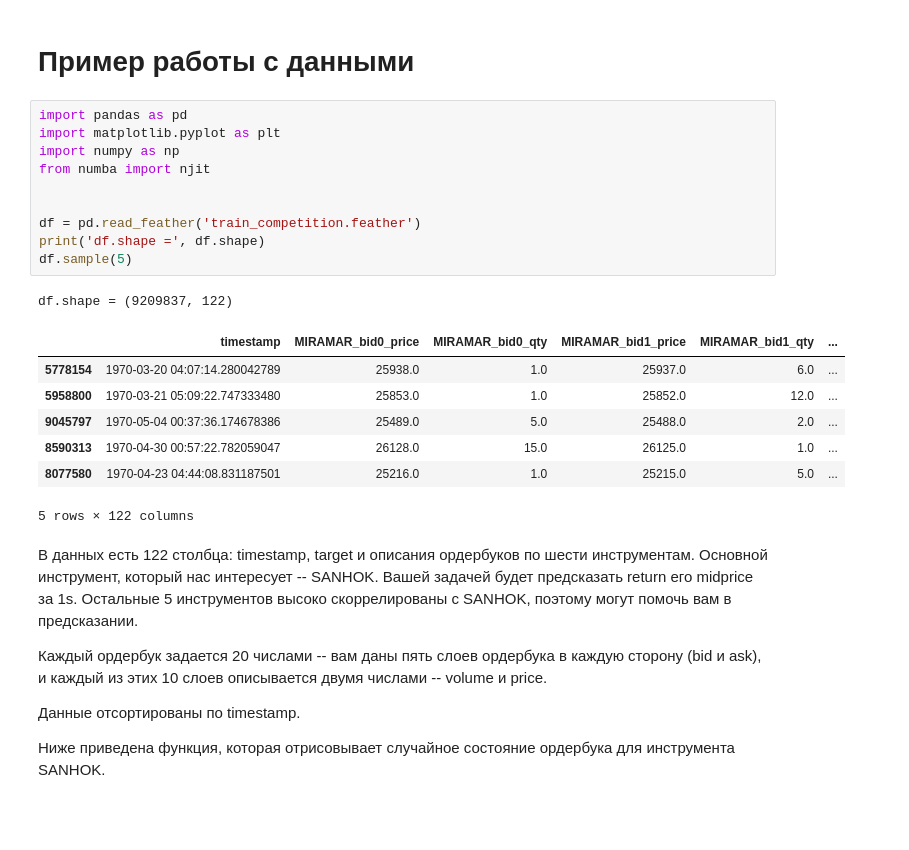
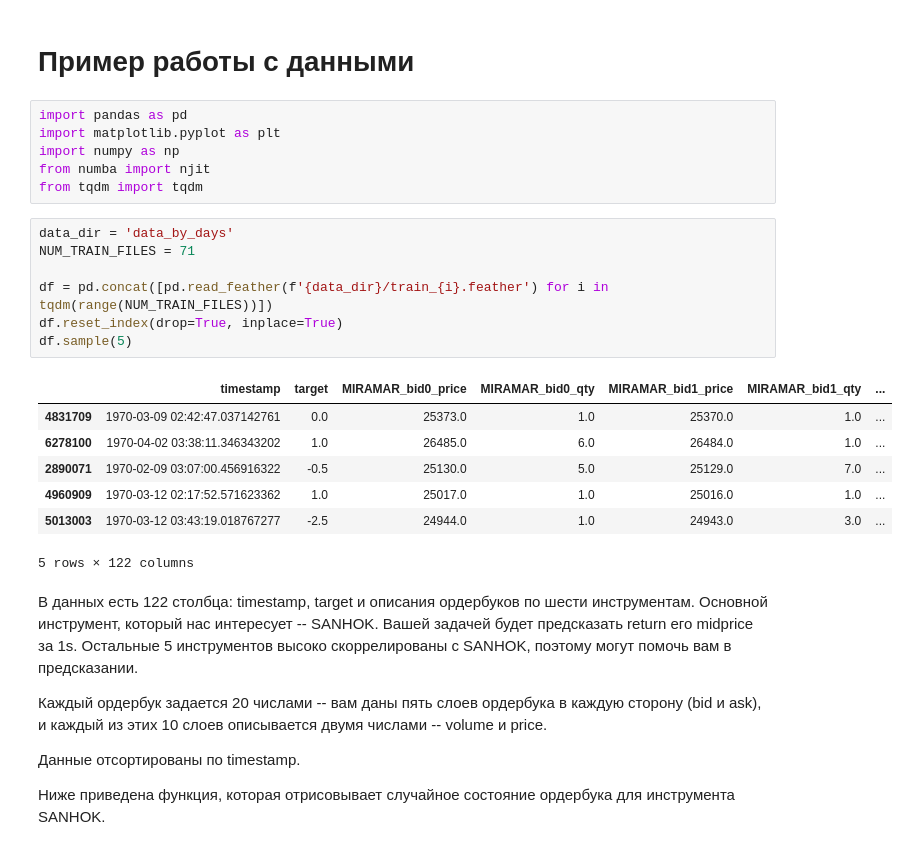
Before and after one commit to SpectralTechnologies/contest_ysda, a Jupyter notebook: trading.ipynb, the cells around one changed output. Drawn from its saved outputs; the diff is of its cells as text; blank space fills up the shorter version.

```diff
--- a/trading.ipynb
+++ b/trading.ipynb
@@ -106,25 +106,27 @@ $$r_{now, win} = P_{now + win} - P_{now}$$
 $$Vol_{t} = \sqrt{\frac{\sum_{i=1}^{t} r^2_{now-i\cdot win, win}}{t}}$$
 # %% [markdown]
 # Пример работы с данными
+# %%
+import pandas as pd
+import matplotlib.pyplot as plt
+import numpy as np
+from numba import njit
+from tqdm import tqdm
 # %%
-import pandas as pd
-import matplotlib.pyplot as plt
-import numpy as np
-from numba import njit
+data_dir = 'data_by_days'
+NUM_TRAIN_FILES = 71
 
-
-df = pd.read_feather('train_competition.feather')
-print('df.shape =', df.shape)
+df = pd.concat([pd.read_feather(f'{data_dir}/train_{i}.feather') for i in tqdm(range(NUM_TRAIN_FILES))])
+df.reset_index(drop=True, inplace=True)
 df.sample(5)
 # %% [output]
+|  | timestamp | target | MIRAMAR_bid0_price | MIRAMAR_bid0_qty | MIRAMAR_bid1_price | MIRAMAR_bid1_qty | ... |
+| 4831709 | 1970-03-09 02:42:47.037142761 | 0.0 | 25373.0 | 1.0 | 25370.0 | 1.0 | ... |
+| 6278100 | 1970-04-02 03:38:11.346343202 | 1.0 | 26485.0 | 6.0 | 26484.0 | 1.0 | ... |
+| 2890071 | 1970-02-09 03:07:00.456916322 | -0.5 | 25130.0 | 5.0 | 25129.0 | 7.0 | ... |
+| 4960909 | 1970-03-12 02:17:52.571623362 | 1.0 | 25017.0 | 1.0 | 25016.0 | 1.0 | ... |
+| 5013003 | 1970-03-12 03:43:19.018767277 | -2.5 | 24944.0 | 1.0 | 24943.0 | 3.0 | ... |
-df.shape = (9209837, 122)
+5 rows × 122 columns
-|  | timestamp | MIRAMAR_bid0_price | MIRAMAR_bid0_qty | MIRAMAR_bid1_price | MIRAMAR_bid1_qty | ... |
-| 5778154 | 1970-03-20 04:07:14.280042789 | 25938.0 | 1.0 | 25937.0 | 6.0 | ... |
-| 5958800 | 1970-03-21 05:09:22.747333480 | 25853.0 | 1.0 | 25852.0 | 12.0 | ... |
-| 9045797 | 1970-05-04 00:37:36.174678386 | 25489.0 | 5.0 | 25488.0 | 2.0 | ... |
-| 8590313 | 1970-04-30 00:57:22.782059047 | 26128.0 | 15.0 | 26125.0 | 1.0 | ... |
-| 8077580 | 1970-04-23 04:44:08.831187501 | 25216.0 | 1.0 | 25215.0 | 5.0 | ... |
-5 rows × 122 columns
 # %% [markdown]
 В данных есть 122 столбца: timestamp, target и описания ордербуков по шести инструментам. Основной инструмент, который нас интересует -- SANHOK. Вашей задачей будет предсказать return его midprice за 1s. Остальные 5 инструментов высоко скоррелированы с SANHOK, поэтому могут помочь вам в предсказании.
 
```
Also changed, not shown: parts of 7 cells of this notebook, 2 other files.
